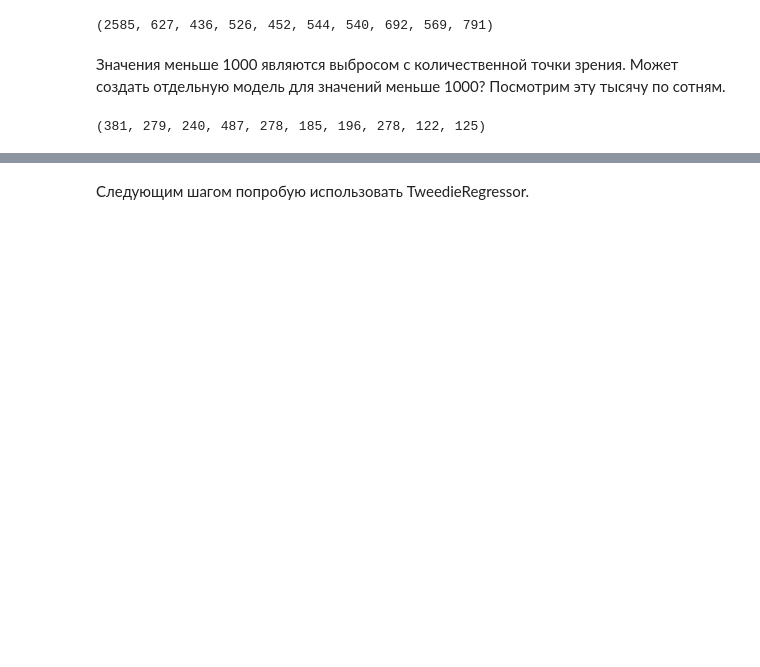
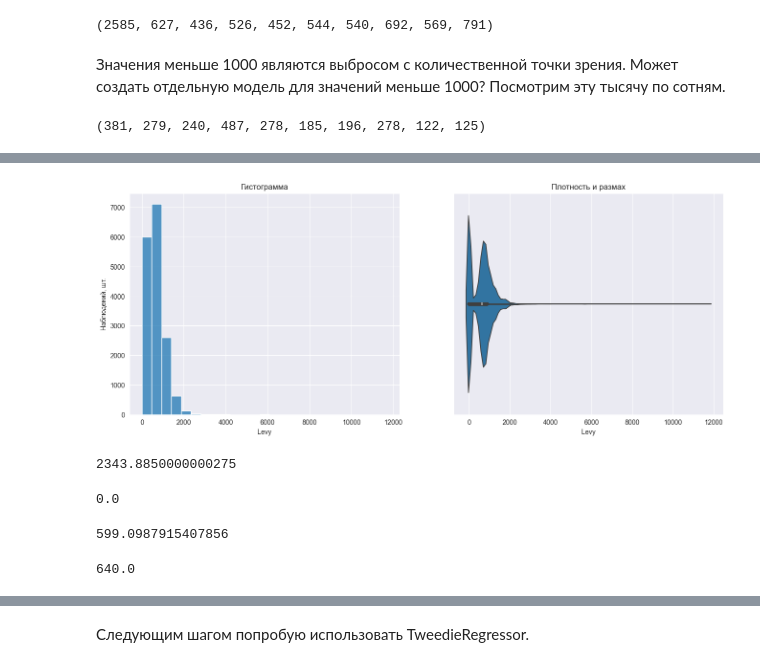
Before and after one commit to Paul-the-human/car_price_prediction, a Jupyter notebook: car_price_prediction.ipynb, the cells around one changed output, grey strips where cells are left out. Cells and saved outputs as stored; diff of their text form; code cells hidden in the pictures; blank space fills up the shorter version.

```diff
--- a/car_price_prediction.ipynb
+++ b/car_price_prediction.ipynb
@@ -322,0 +172,20 @@ predict_and_measure()
+# %%
+eda_visualize(df["Levy"])
+# %% [output]
+[figure, added]
+# %%
+df["Levy"].quantile(0.995)
+# %% [output]
+2343.8850000000275
+# %%
+df["Levy"].quantile(0.005)
+# %% [output]
+0.0
+# %%
+df["Levy"].mean()
+# %% [output]
+599.0987915407856
+# %%
+df["Levy"].median()
+# %% [output]
+640.0
```
Also changed, not shown: parts of 155 cells of this notebook.
